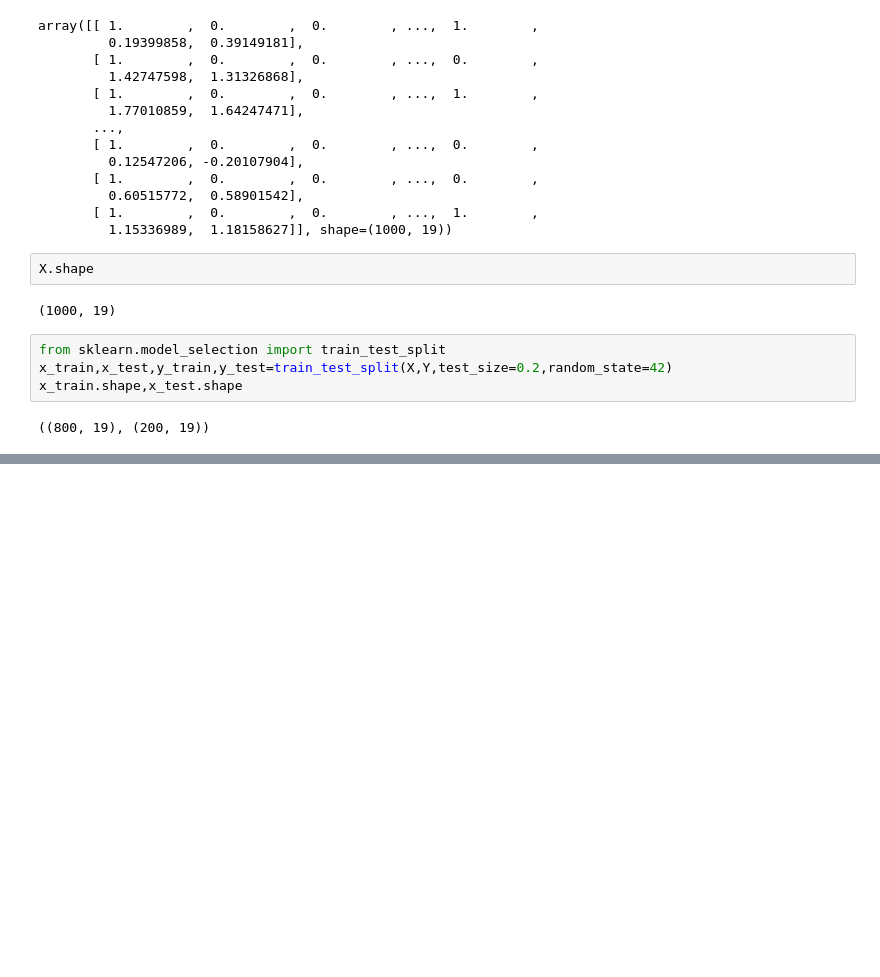
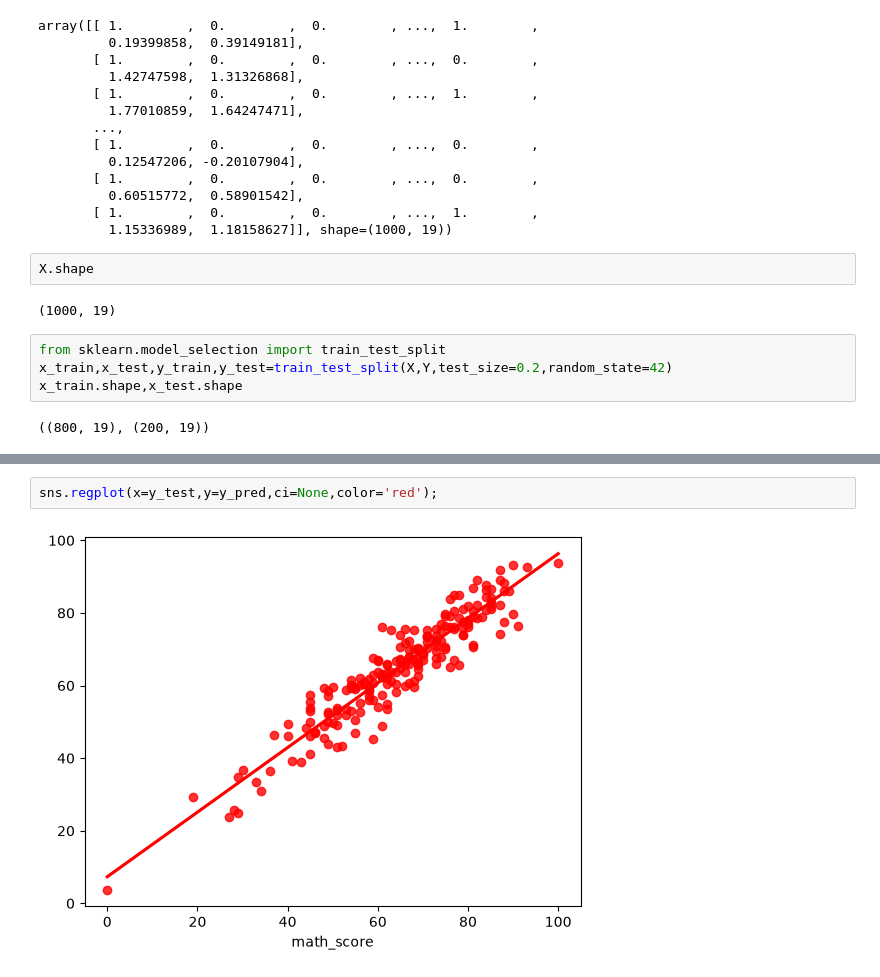
Before and after one commit to poojaghatule3-ui/mlproject, a Jupyter notebook: mlproject.egg-info/notebook/data/MODEL TRAINING.ipynb, the cells around one changed output, grey strips where cells are left out. Drawn from its saved outputs; the diff is of its cells as text; blank space fills up the shorter version.

```diff
--- a/mlproject.egg-info/notebook/data/MODEL TRAINING.ipynb
+++ b/mlproject.egg-info/notebook/data/MODEL TRAINING.ipynb
@@ -129,0 +223,4 @@ x_train.shape,x_test.shape
+# %%
+sns.regplot(x=y_test,y=y_pred,ci=None,color='red');
+# %% [output]
+[figure, added]
```
Also changed, not shown: parts of 8 cells of this notebook, 44 other files.
